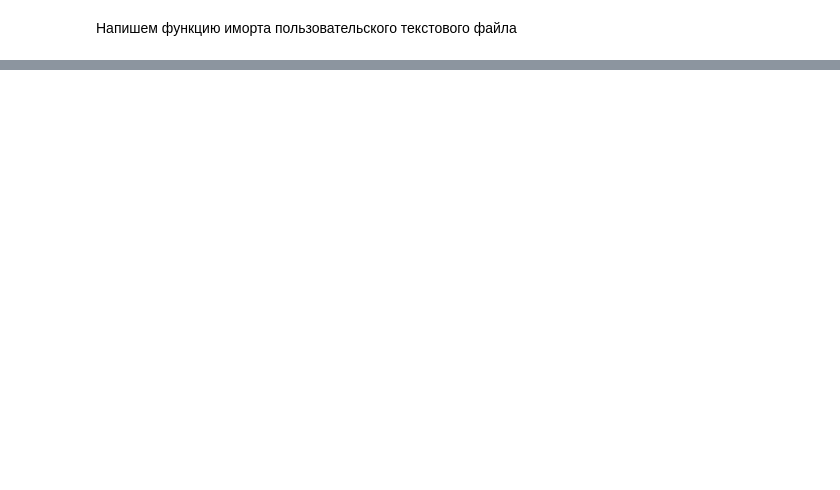
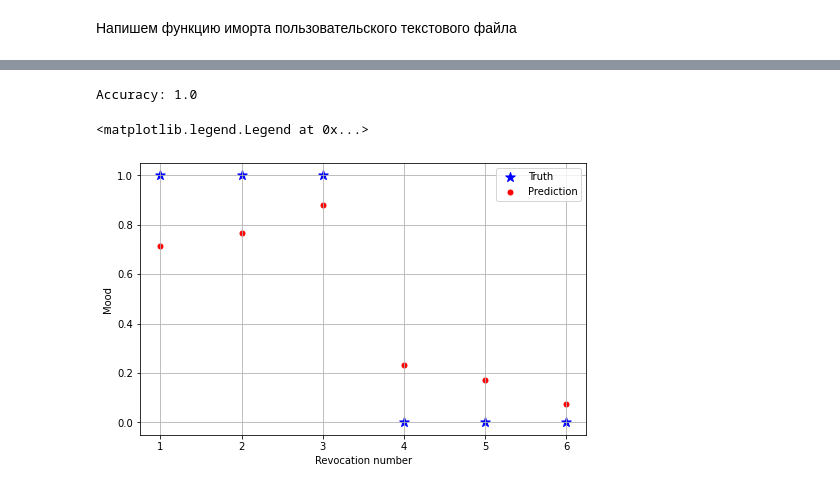
Before and after one commit to Dementr/AI, a Jupyter notebook: lab6/lab6.ipynb, the cells around one changed output, grey strips where cells are left out. Drawn from its saved outputs; the diff is of its cells as text; code cells hidden in the pictures; blank space fills up the shorter version.

```diff
--- a/lab6/lab6.ipynb
+++ b/lab6/lab6.ipynb
@@ -152,0 +229,4 @@ print("Точность обучения:", np.mean(results.history["val_acc"]))
+# %%
+# Выведем точность работы моделей
+for (model, vs) in zip(models_list, vector_sizes):
+  print(vs, ":",  model.history.history['val_accuracy'][0])
@@ -266,0 +263,29 @@ print(model.predict(encoded, verbose=0))
+# %%
+# reviews_text = [
+#     ("The best movie I have ever seen", 1),
+#     ("I like this movie! Nice plot. The greatest film ever made", 1),
+#     ("Nice but very boring movie. I wouldn't like to watch it one more time.", 0),
+#     ("It really is horribly inert, and every time Downey opens his mouth to say something unintelligible, the film dies a bit more.", 0),
+#     ("I do not advise watching this film, it is disgusting.", 0),
+#     ("Awful and terrible movie, never will see it again", 0)
+# ]
+
+reviews_text = [
+    # Spider-Man: No Way Home
+    ("To my surprise, it's an entertaining sequel that hooks me, without reaching paroxysm, when it delivers the nostalgia-scented pyrotechnics of the friendly neighborhood spider that faces maturity.", 1),
+    # The Adam Project
+    ("There's nothing as good as Back to the Future, but I think Levy finds the heart to this picture. It really works.", 1),
+    # The Batman
+    ("Ultimately, this Batman accepts the thankless, death-defying role he’s stepped into, and the sacrifices that go with it. But that choice would be more compelling if it weren’t framed as a tacit acknowledgement of all the inevitable sequels to come... ", 1),
+    # Ambulance
+    ("It has more plot-holes than plot, and no one talks or behaves like a human being, or someone in the job in which they’re employed, for one of its 136 minutes. ", 0),
+    #Sonic the Hedgehog 2
+    ("There are no jokes there. They’re just things you recognise. Neither does the film know what to do with Carrey. He stands around trying to turn bits of exposition into jokes by gurning and over-enunciating every line. ", 0),
+    # Morbius
+    ("Morbius internal conflict is brushed aside and the movies central theme is abandoned and forgotten in a chaotic mass of special effects and a mad rush to set up more sequels.", 0)
+]
+
+reviews = vectorize_n(text_load(map_(reviews_text, [0])))
+review_mood = np.asarray(map_(reviews_text, [1])).astype("float32")
+
+custom_loss, custom_acc = models_list[-1].evaluate(reviews, review_mood)
@@ -266,0 +294,15 @@ print(model.predict(encoded, verbose=0))
+# %%
+print('Accuracy:', custom_acc)
+
+prediction = model.predict(reviews)
+plt.figure(3, figsize=(8, 5))
+plt.scatter([i + 1 for i, _ in enumerate(reviews_text)], review_mood, marker='*', c='blue', s=100, label='Truth')
+plt.scatter([i + 1 for i, _ in enumerate(reviews_text)], prediction, c='red', s=25, label='Prediction')
+plt.xlabel('Revocation number')
+plt.ylabel('Mood')
+plt.grid()
+plt.legend(loc='best')
+# %% [output]
+Accuracy: 1.0
+<matplotlib.legend.Legend at 0x...>
+[figure, added]
```
Also changed, not shown: parts of 19 cells of this notebook.
